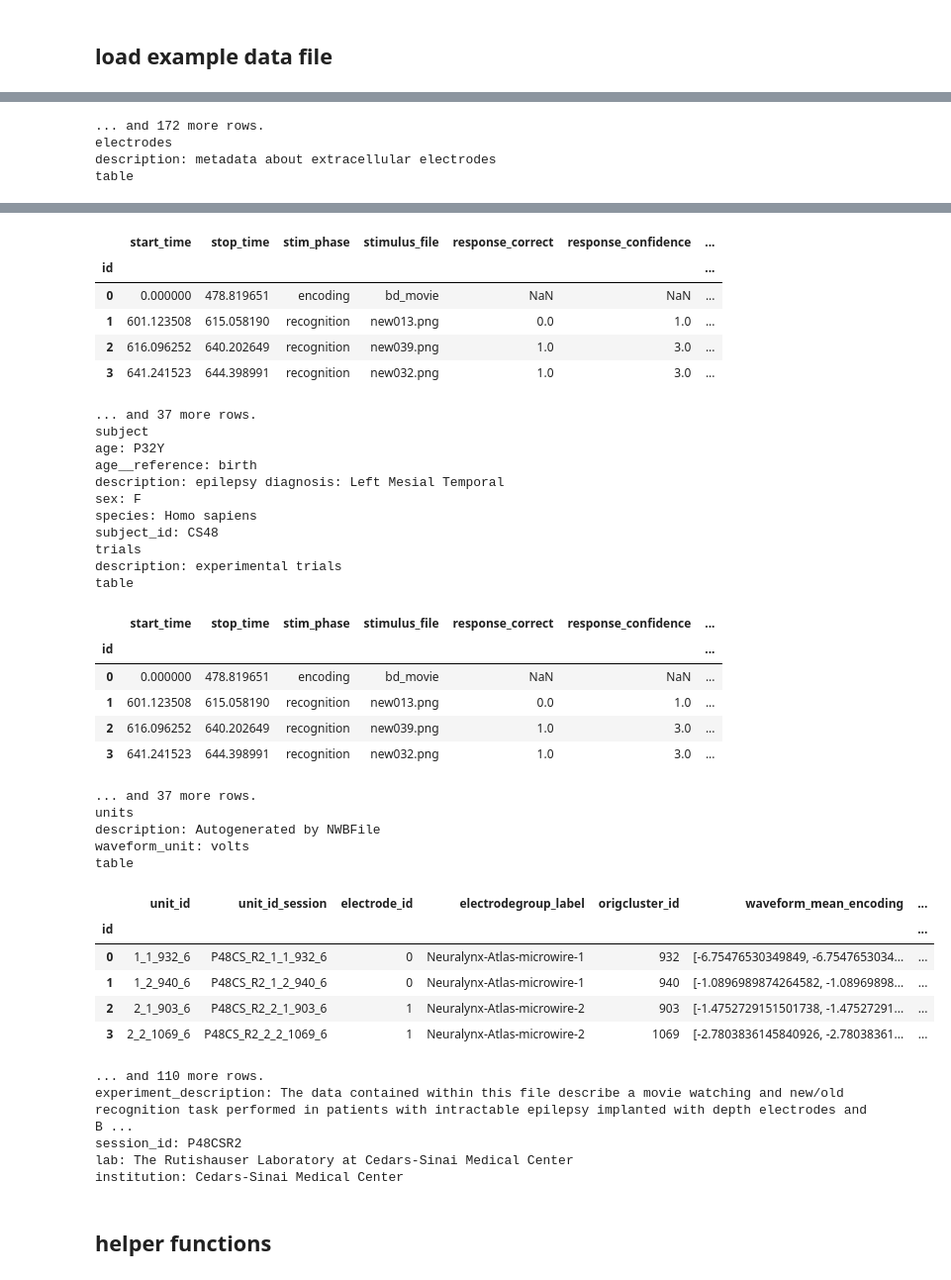
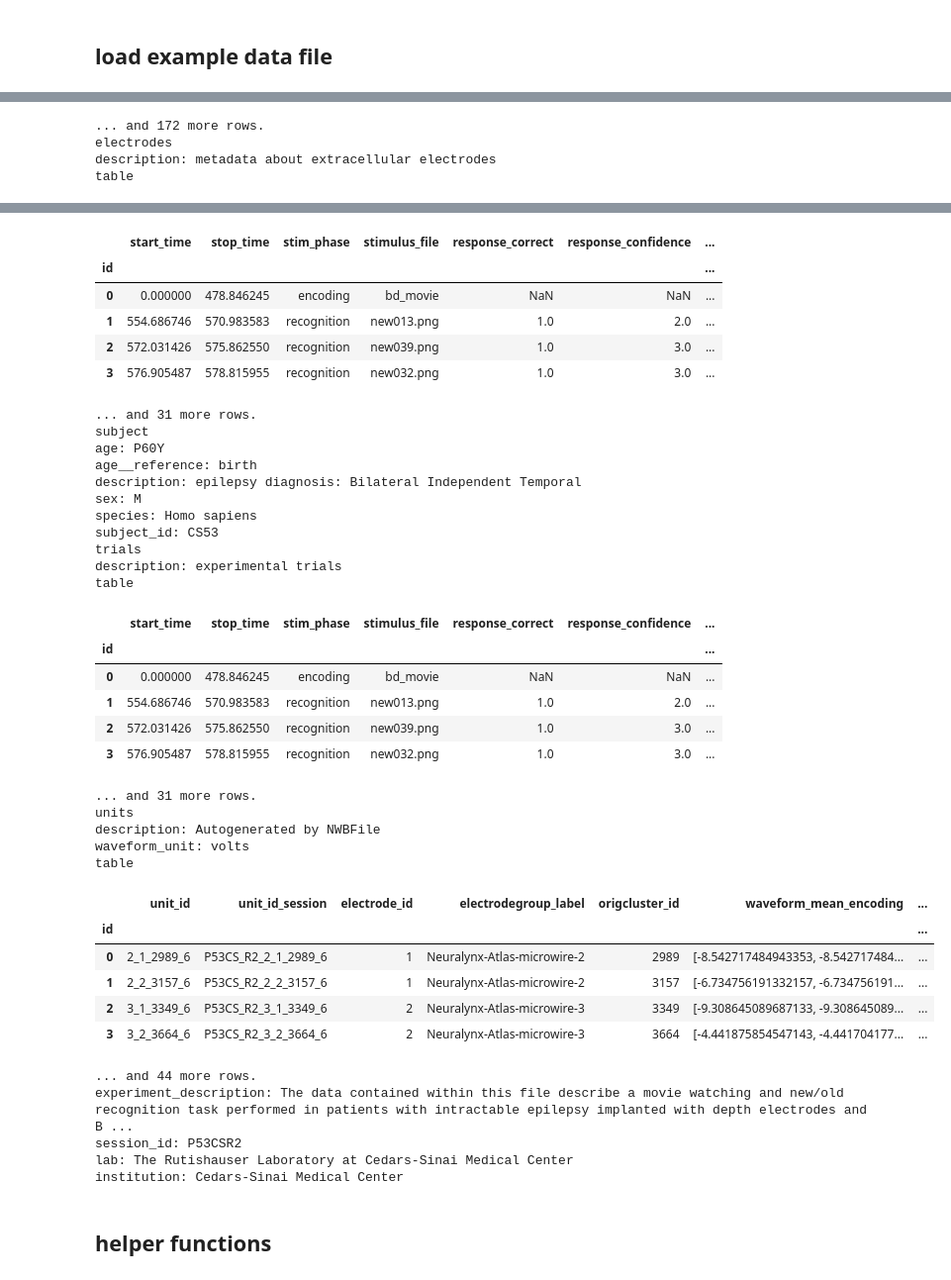
Before and after one commit to NuttidaLab/movie_analysis, a Jupyter notebook: data_consolidate.ipynb, the cells around one changed output, grey strips where cells are left out. Shown at 99% size. Cells and saved outputs as stored; diff of their text form; code cells hidden in the pictures.

Commit message:
updated data collation

```diff
--- a/data_consolidate.ipynb
+++ b/data_consolidate.ipynb
@@ -9,8 +9,8 @@ from convnwb.io import load_nwbfile
 # %% [markdown]
 ## load example data file
 # %%
-# sess_file = sorted(glob.glob('../data/000623/sub-CS53*/*.nwb'))[1]
-sess_file = sorted(glob.glob('../data/000623/sub-*/*.nwb'))[10]
+sess_file = sorted(glob.glob('../data/000623/sub-CS53*/*.nwb'))[1]
+# sess_file = sorted(glob.glob('../data/000623/sub-*/*.nwb'))[10]
 nwbfile, io = load_nwbfile(os.path.basename(sess_file), os.path.dirname(sess_file), return_io=True)
 nwbfile
 # %% [output]
@@ -78,54 +78,54 @@ Neuralynx-Atlas-macros-1
 description: macros
 location: Left vmPFC
 device
 description: CS - Neuralynx-Atlas
 Neuralynx-Atlas-macros-10
 description: macros
 location: Left ACC
 device
 description: CS - Neuralynx-Atlas
 ... (873 lines left out)
 intervals
 trials
 description: experimental trials
 table
 |  | start_time | stop_time | stim_phase | stimulus_file | response_correct | response_confidence | ... |
 | id |  |  |  |  |  |  | ... |
-| 0 | 0.000000 | 478.819651 | encoding | bd_movie | NaN | NaN | ... |
-| 1 | 601.123508 | 615.058190 | recognition | new013.png | 0.0 | 1.0 | ... |
-| 2 | 616.096252 | 640.202649 | recognition | new039.png | 1.0 | 3.0 | ... |
-| 3 | 641.241523 | 644.398991 | recognition | new032.png | 1.0 | 3.0 | ... |
+| 0 | 0.000000 | 478.846245 | encoding | bd_movie | NaN | NaN | ... |
+| 1 | 554.686746 | 570.983583 | recognition | new013.png | 1.0 | 2.0 | ... |
+| 2 | 572.031426 | 575.862550 | recognition | new039.png | 1.0 | 3.0 | ... |
+| 3 | 576.905487 | 578.815955 | recognition | new032.png | 1.0 | 3.0 | ... |
-... and 37 more rows.
+... and 31 more rows.
 subject
-age: P32Y
+age: P60Y
 age__reference: birth
-description: epilepsy diagnosis: Left Mesial Temporal
-sex: F
+description: epilepsy diagnosis: Bilateral Independent Temporal
+sex: M
 species: Homo sapiens
-subject_id: CS48
+subject_id: CS53
 trials
 description: experimental trials
 table
 |  | start_time | stop_time | stim_phase | stimulus_file | response_correct | response_confidence | ... |
 | id |  |  |  |  |  |  | ... |
-| 0 | 0.000000 | 478.819651 | encoding | bd_movie | NaN | NaN | ... |
-| 1 | 601.123508 | 615.058190 | recognition | new013.png | 0.0 | 1.0 | ... |
-| 2 | 616.096252 | 640.202649 | recognition | new039.png | 1.0 | 3.0 | ... |
-| 3 | 641.241523 | 644.398991 | recognition | new032.png | 1.0 | 3.0 | ... |
+| 0 | 0.000000 | 478.846245 | encoding | bd_movie | NaN | NaN | ... |
+| 1 | 554.686746 | 570.983583 | recognition | new013.png | 1.0 | 2.0 | ... |
+| 2 | 572.031426 | 575.862550 | recognition | new039.png | 1.0 | 3.0 | ... |
+| 3 | 576.905487 | 578.815955 | recognition | new032.png | 1.0 | 3.0 | ... |
-... and 37 more rows.
+... and 31 more rows.
 units
 description: Autogenerated by NWBFile
 waveform_unit: volts
 table
 |  | unit_id | unit_id_session | electrode_id | electrodegroup_label | origcluster_id | waveform_mean_encoding | ... |
 | id |  |  |  |  |  |  | ... |
-| 0 | 1_1_932_6 | P48CS_R2_1_1_932_6 | 0 | Neuralynx-Atlas-microwire-1 | 932 | [-6.75476530349849, -6.7547653034... | ... |
-| 1 | 1_2_940_6 | P48CS_R2_1_2_940_6 | 0 | Neuralynx-Atlas-microwire-1 | 940 | [-1.0896989874264582, -1.08969898... | ... |
-| 2 | 2_1_903_6 | P48CS_R2_2_1_903_6 | 1 | Neuralynx-Atlas-microwire-2 | 903 | [-1.4752729151501738, -1.47527291... | ... |
-| 3 | 2_2_1069_6 | P48CS_R2_2_2_1069_6 | 1 | Neuralynx-Atlas-microwire-2 | 1069 | [-2.7803836145840926, -2.78038361... | ... |
+| 0 | 2_1_2989_6 | P53CS_R2_2_1_2989_6 | 1 | Neuralynx-Atlas-microwire-2 | 2989 | [-8.542717484943353, -8.542717484... | ... |
+| 1 | 2_2_3157_6 | P53CS_R2_2_2_3157_6 | 1 | Neuralynx-Atlas-microwire-2 | 3157 | [-6.734756191332157, -6.734756191... | ... |
+| 2 | 3_1_3349_6 | P53CS_R2_3_1_3349_6 | 2 | Neuralynx-Atlas-microwire-3 | 3349 | [-9.308645089687133, -9.308645089... | ... |
+| 3 | 3_2_3664_6 | P53CS_R2_3_2_3664_6 | 2 | Neuralynx-Atlas-microwire-3 | 3664 | [-4.441875854547143, -4.441704177... | ... |
-... and 110 more rows.
+... and 44 more rows.
 experiment_description: The data contained within this file describe a movie watching and new/old recognition task performed in patients with intractable epilepsy implanted with depth electrodes and B ...
-session_id: P48CSR2
+session_id: P53CSR2
 lab: The Rutishauser Laboratory at Cedars-Sinai Medical Center
 institution: Cedars-Sinai Medical Center
 # %% [markdown]
```
Also changed, not shown: parts of 5 cells of this notebook, 12 other files.
